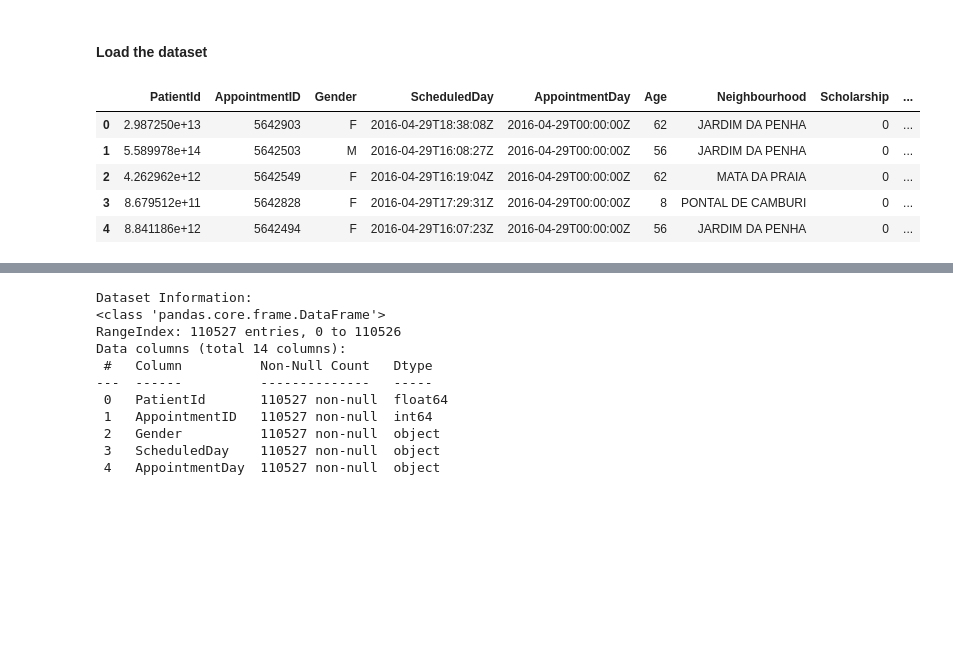
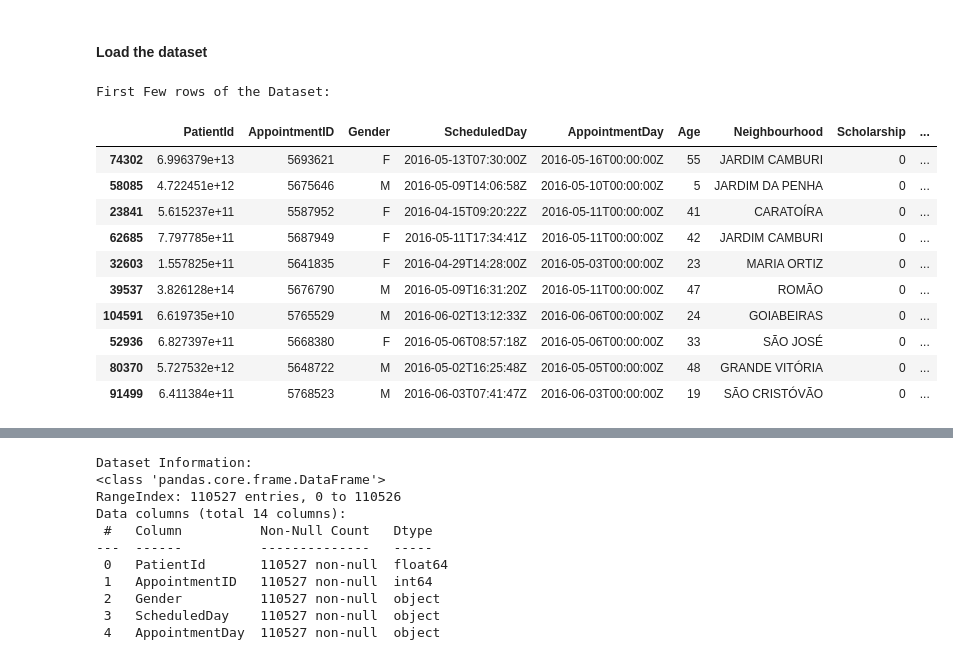
Before and after one commit to philipobiorah/no_show_appointments, a Jupyter notebook: No_show_appointments.ipynb, the cells around one changed output, grey strips where cells are left out. Cells and saved outputs as stored; diff of their text form; code cells hidden in the pictures; blank space fills up the shorter version.

```diff
--- a/No_show_appointments.ipynb
+++ b/No_show_appointments.ipynb
@@ -31,16 +31,23 @@ by Obiorah Philip (2304216)
 # %%
 #import the required libraries
 import pandas as pd
-
+import matplotlib.pyplot as plt
+import seaborn as sns
 #load the dataset
 df = pd.read_csv("KaggleV2-May-2016.csv")
 #view the dataset
 print("\nFirst Few rows of the Dataset:")
-df.head()
+df.sample(10)
 # %% [output]
+First Few rows of the Dataset:
 |  | PatientId | AppointmentID | Gender | ScheduledDay | AppointmentDay | Age | Neighbourhood | Scholarship | ... |
-| 0 | 2.987250e+13 | 5642903 | F | 2016-04-29T18:38:08Z | 2016-04-29T00:00:00Z | 62 | JARDIM DA PENHA | 0 | ... |
-| 1 | 5.589978e+14 | 5642503 | M | 2016-04-29T16:08:27Z | 2016-04-29T00:00:00Z | 56 | JARDIM DA PENHA | 0 | ... |
-| 2 | 4.262962e+12 | 5642549 | F | 2016-04-29T16:19:04Z | 2016-04-29T00:00:00Z | 62 | MATA DA PRAIA | 0 | ... |
-| 3 | 8.679512e+11 | 5642828 | F | 2016-04-29T17:29:31Z | 2016-04-29T00:00:00Z | 8 | PONTAL DE CAMBURI | 0 | ... |
-| 4 | 8.841186e+12 | 5642494 | F | 2016-04-29T16:07:23Z | 2016-04-29T00:00:00Z | 56 | JARDIM DA PENHA | 0 | ... |
+| 74302 | 6.996379e+13 | 5693621 | F | 2016-05-13T07:30:00Z | 2016-05-16T00:00:00Z | 55 | JARDIM CAMBURI | 0 | ... |
+| 58085 | 4.722451e+12 | 5675646 | M | 2016-05-09T14:06:58Z | 2016-05-10T00:00:00Z | 5 | JARDIM DA PENHA | 0 | ... |
+| 23841 | 5.615237e+11 | 5587952 | F | 2016-04-15T09:20:22Z | 2016-05-11T00:00:00Z | 41 | CARATOÍRA | 0 | ... |
+| 62685 | 7.797785e+11 | 5687949 | F | 2016-05-11T17:34:41Z | 2016-05-11T00:00:00Z | 42 | JARDIM CAMBURI | 0 | ... |
+| 32603 | 1.557825e+11 | 5641835 | F | 2016-04-29T14:28:00Z | 2016-05-03T00:00:00Z | 23 | MARIA ORTIZ | 0 | ... |
+| 39537 | 3.826128e+14 | 5676790 | M | 2016-05-09T16:31:20Z | 2016-05-11T00:00:00Z | 47 | ROMÃO | 0 | ... |
+| 104591 | 6.619735e+10 | 5765529 | M | 2016-06-02T13:12:33Z | 2016-06-06T00:00:00Z | 24 | GOIABEIRAS | 0 | ... |
+| 52936 | 6.827397e+11 | 5668380 | F | 2016-05-06T08:57:18Z | 2016-05-06T00:00:00Z | 33 | SÃO JOSÉ | 0 | ... |
+| 80370 | 5.727532e+12 | 5648722 | M | 2016-05-02T16:25:48Z | 2016-05-05T00:00:00Z | 48 | GRANDE VITÓRIA | 0 | ... |
+| 91499 | 6.411384e+11 | 5768523 | M | 2016-06-03T07:41:47Z | 2016-06-03T00:00:00Z | 19 | SÃO CRISTÓVÃO | 0 | ... |
```
Also changed, not shown: parts of 16 cells of this notebook.
